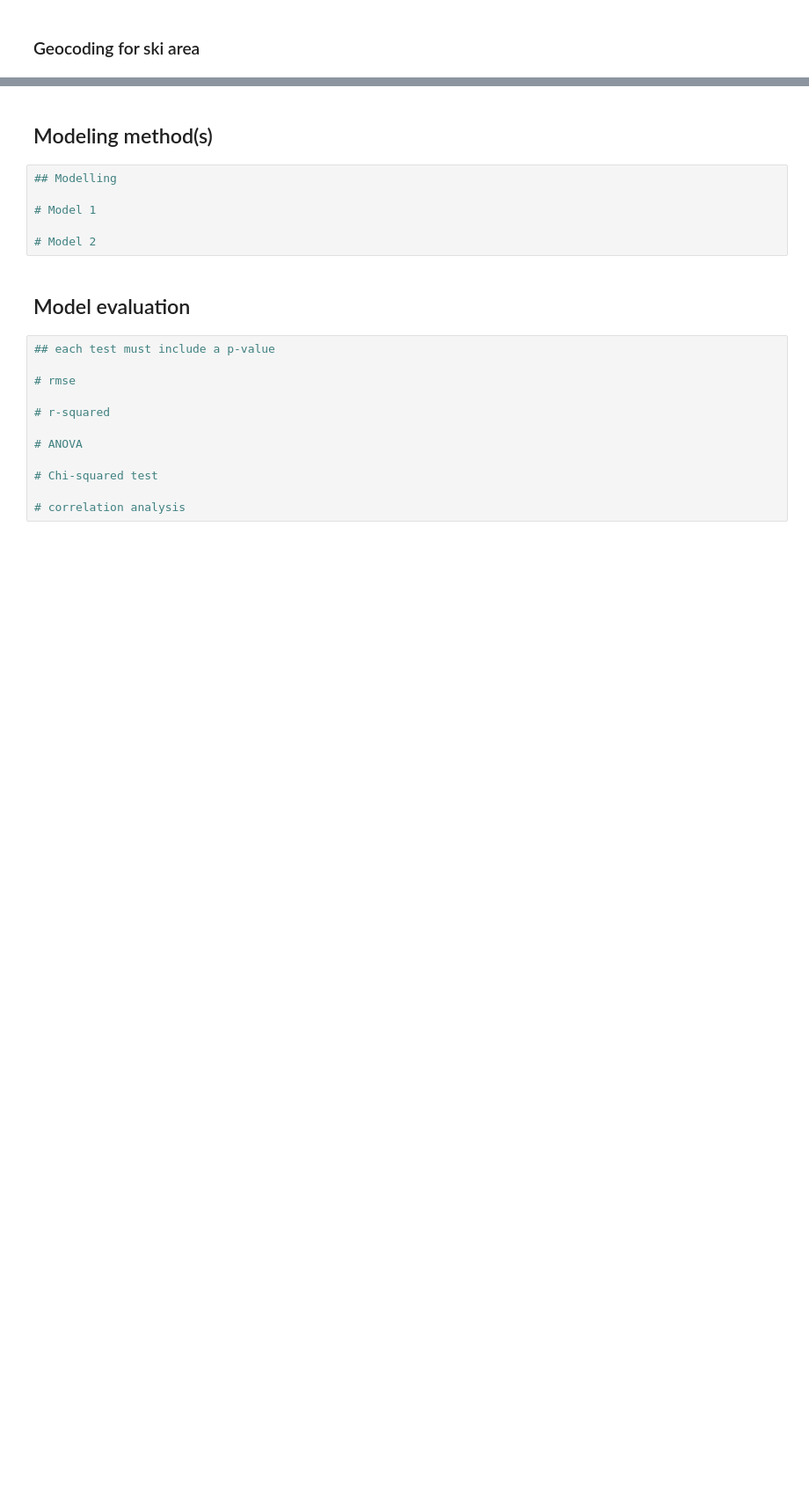
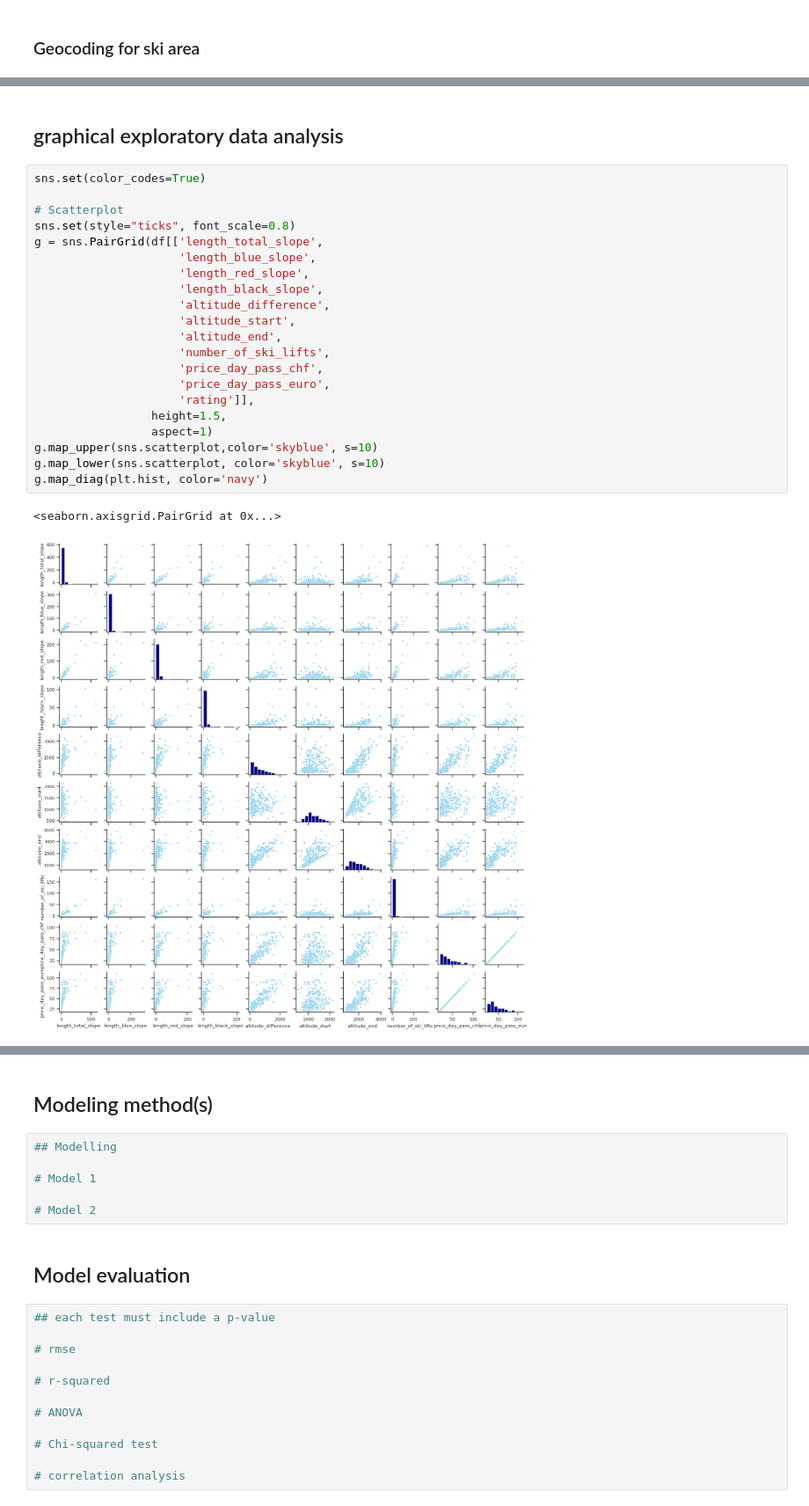
Before and after one commit to kuehnviv/arm_project, a Jupyter notebook: projekt_notebook.ipynb, the cells around one changed output, grey strips where cells are left out. Shown: that part at 88% size. Cells and saved outputs as stored; diff of their text form; blank space fills up the shorter version.

```diff
--- a/projekt_notebook.ipynb
+++ b/projekt_notebook.ipynb
@@ -298,0 +413,26 @@ Verbindung erfolgreich hergestellt!
+# %% [markdown]
+## graphical exploratory data analysis
+# %%
+sns.set(color_codes=True)
+
+# Scatterplot
+sns.set(style="ticks", font_scale=0.8)
+g = sns.PairGrid(df[['length_total_slope',
+                     'length_blue_slope',
+                     'length_red_slope',
+                     'length_black_slope',
+                     'altitude_difference',
+                     'altitude_start',
+                     'altitude_end',
+                     'number_of_ski_lifts',
+                     'price_day_pass_chf',
+                     'price_day_pass_euro',
+                     'rating']],
+                 height=1.5,
+                 aspect=1)
+g.map_upper(sns.scatterplot,color='skyblue', s=10)
+g.map_lower(sns.scatterplot, color='skyblue', s=10)
+g.map_diag(plt.hist, color='navy')
+# %% [output]
+<seaborn.axisgrid.PairGrid at 0x...>
+[figure, added]
```
Also changed, not shown: parts of 19 cells of this notebook, 1 other file.
